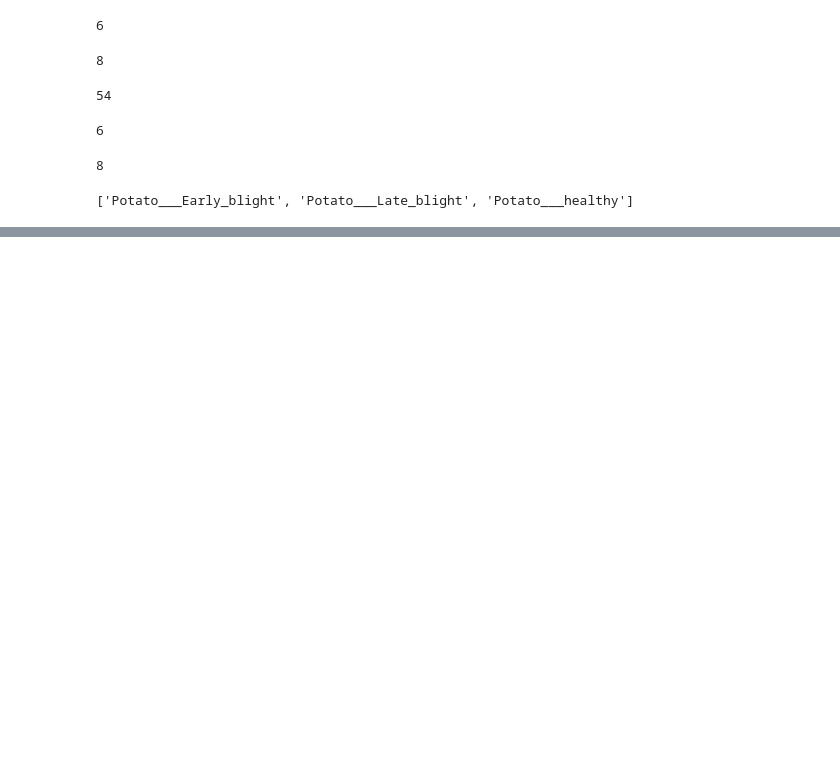
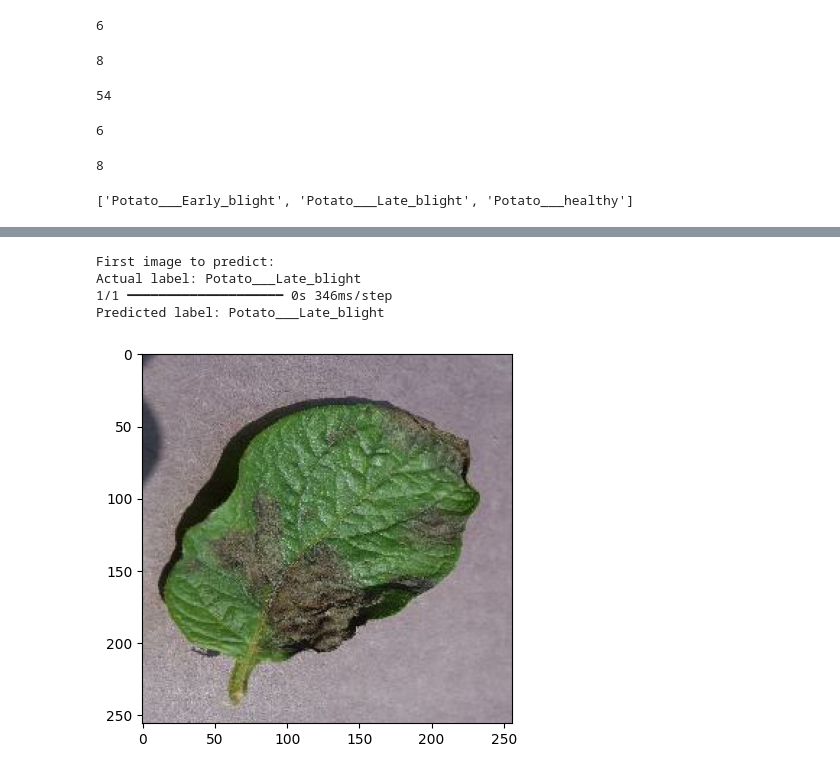
Before and after one commit to PRITHVI7RAJ/Potato_Plant_Disease_Classification, a Jupyter notebook: training/training.ipynb, the cells around one changed output, grey strips where cells are left out. Drawn from its saved outputs; the diff is of its cells as text; code cells hidden in the pictures; blank space fills up the shorter version.

```diff
--- a/training/training.ipynb
+++ b/training/training.ipynb
@@ -167,0 +251,17 @@ Model: "sequential_5"
+# %%
+import numpy as np
+for image_batch, label_batch in test_ds.take(1):
+    first_image = image_batch[0].numpy().astype("uint8")
+    first_label = label_batch[0].numpy()
+    print("First image to predict:")
+    plt.imshow(first_image)
+    print("Actual label:", class_names[first_label])
+
+    batch_prediction = model.predict(image_batch)
+    print("Predicted label:", class_names[np.argmax(batch_prediction[0])])
+# %% [output]
+First image to predict:
+Actual label: Potato___Late_blight
+1/1 ━━━━━━━━━━━━━━━━━━━━ 0s 346ms/step
+Predicted label: Potato___Late_blight
+[figure, added]
```
Also changed, not shown: parts of 16 cells of this notebook, 1 other file.
